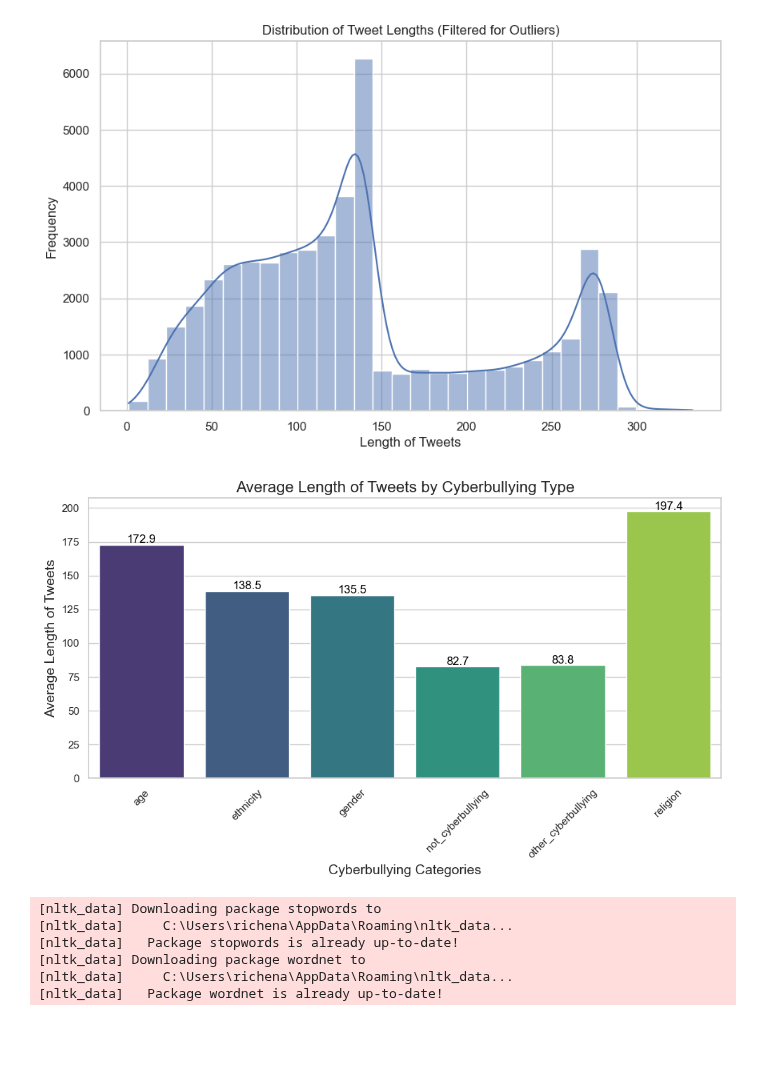
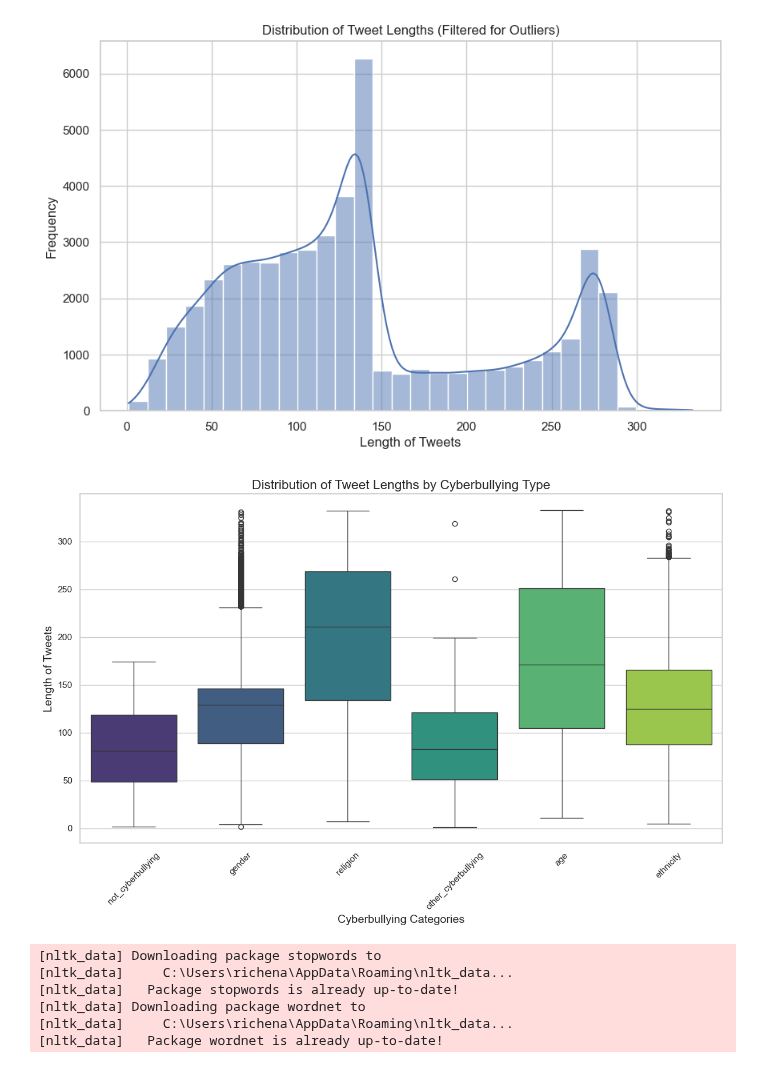
Before and after one commit to richenapedro/Data-Science-Analyst, a Jupyter notebook: Working/CyberBullying Detection/script/CyberBullying Detection.ipynb, the cells around one changed output. Saved outputs shown, nothing was run; the diff lists cells and outputs as text; code cells hidden in the pictures; blank space fills up the shorter version.

```diff
--- a/Working/CyberBullying Detection/script/CyberBullying Detection.ipynb
+++ b/Working/CyberBullying Detection/script/CyberBullying Detection.ipynb
@@ -301,40 +330,27 @@ plt.show()
 # %%
 # Calculate the length of the tweets
 df['length'] = df['tweet_text'].apply(len)  # Create a new column 'length' with the length of the tweets
 
-# Calculate the average length by type of cyberbullying
-length_by_category = df.groupby('cyberbullying_type')['length'].mean().reset_index()  # Group by type and calculate the mean
-length_by_category.columns = ['Category', 'Average Length']  # Rename columns for clarity
+# Set the visual style of the plot
+sns.set(style="whitegrid")  # Set the background style for the plot
 
-# Set the visual style of the plot
-sns.set(style="whitegrid")
-
-# Create a bar plot
-plt.figure(figsize=(10, 6))  # Set the figure size
-bar_plot = sns.barplot(data=length_by_category, x='Category', y='Average Length', palette='viridis')
+# Create a box plot to show the distribution of tweet lengths by cyberbullying type
+plt.figure(figsize=(12, 8))  # Set the figure size
+box_plot = sns.boxplot(data=df, x='cyberbullying_type', y='length', palette='viridis')  # Create a box plot
 
 # Add titles and labels
-plt.title('Average Length of Tweets by Cyberbullying Type', fontsize=16)  # Title of the plot
+plt.title('Distribution of Tweet Lengths by Cyberbullying Type', fontsize=16)  # Title of the plot
 plt.xlabel('Cyberbullying Categories', fontsize=14)  # X-axis label
-plt.ylabel('Average Length of Tweets', fontsize=14)  # Y-axis label
+plt.ylabel('Length of Tweets', fontsize=14)  # Y-axis label
 
 # Rotate x labels for better readability
 plt.xticks(rotation=45)
 
-# Add value annotations on top of the bars
-for p in bar_plot.patches:
-    bar_plot.annotate(f'{p.get_height():.1f}',
-                      (p.get_x() + p.get_width() / 2., p.get_height()),
-                      ha='center', va='center',
-                      fontsize=12, color='black',
-                      xytext=(0, 5),
-                      textcoords='offset points')
-
 # Show the plot
 plt.tight_layout()  # Adjust layout to make room for the labels
-plt.show()
+plt.show()  # Display the box plot
 # %% [output]
-[figure, old version]
+[figure, new version]
 # %%
 # Make sure to have these resources downloaded
 nltk.download('stopwords')
```
Also changed, not shown: parts of 8 cells of this notebook.
